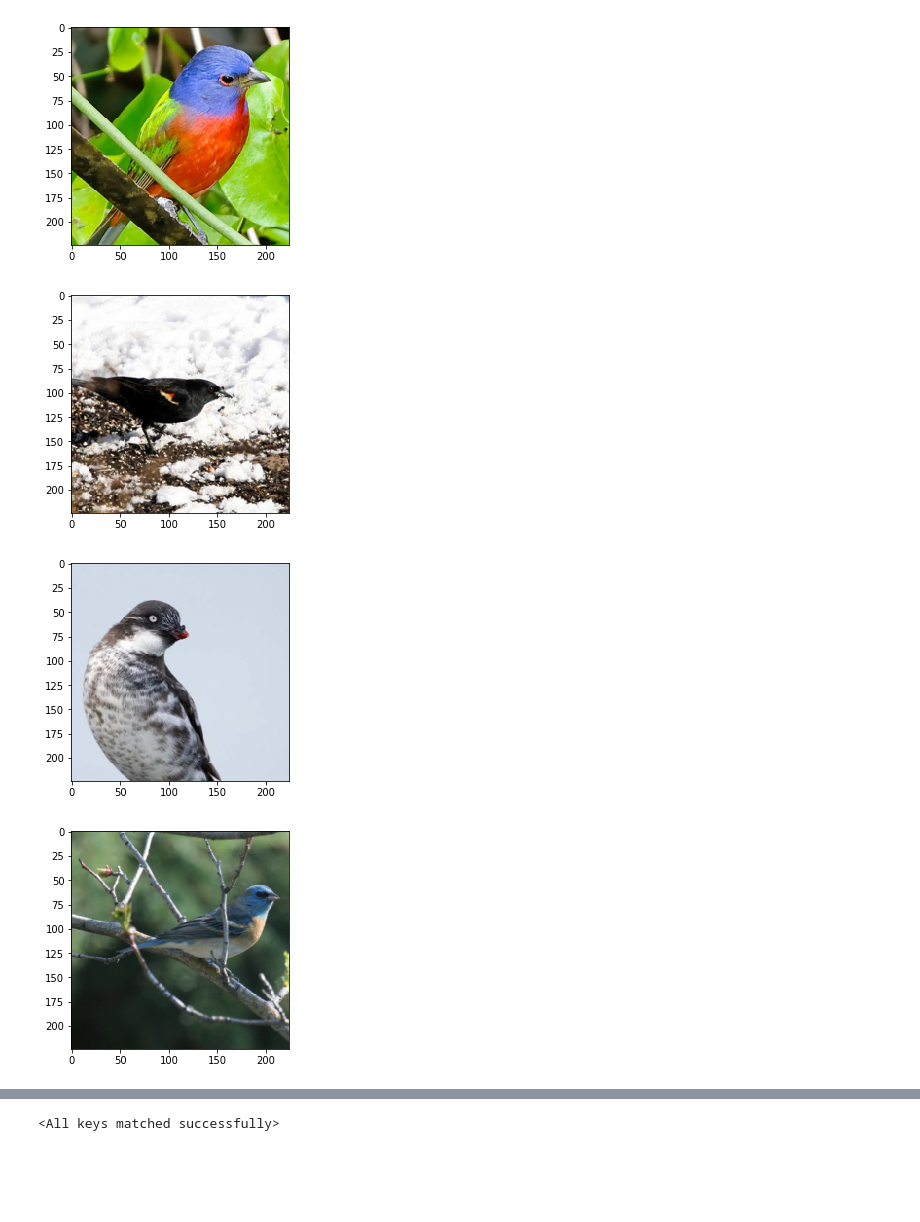
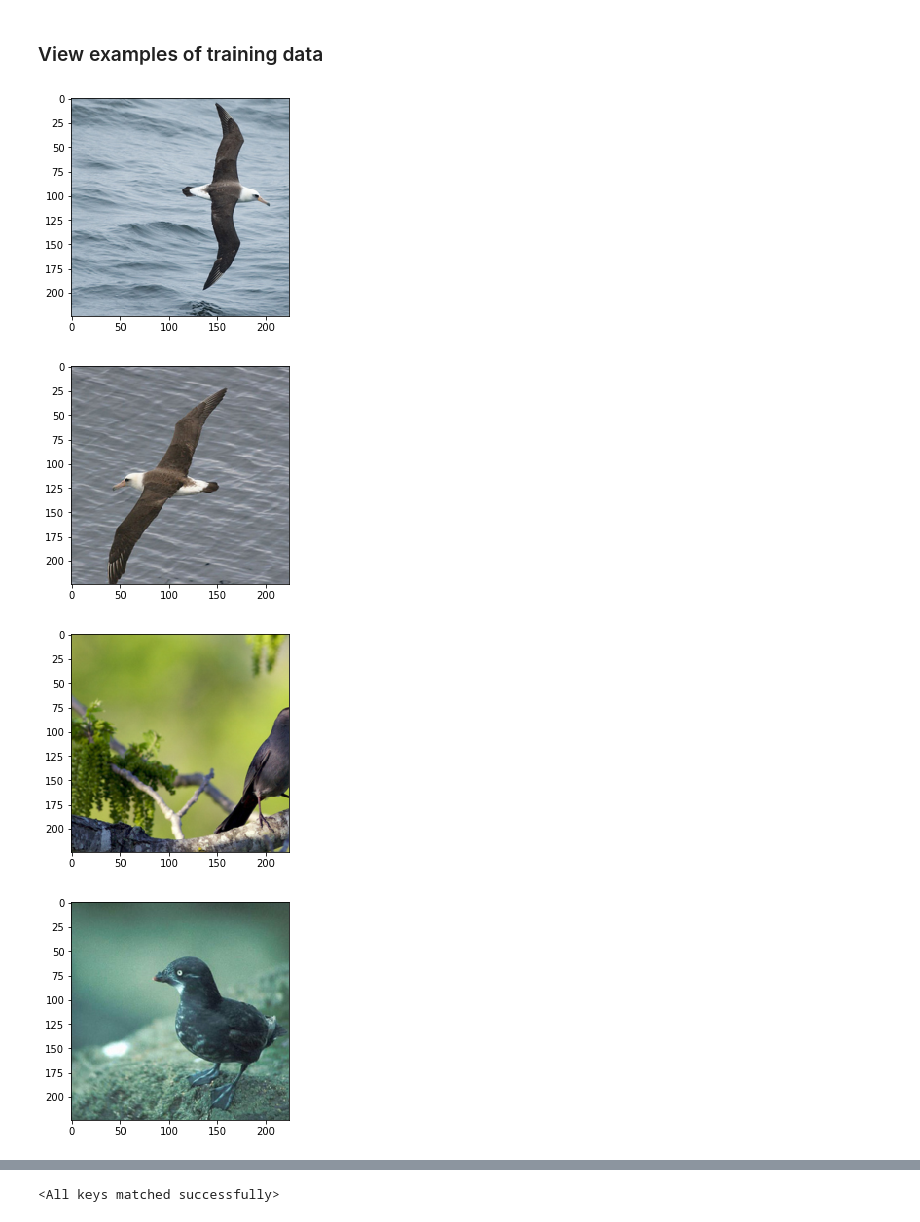
Before and after one commit to baldassarreFe/rpl-workshop, a Jupyter notebook: notebooks/Evaluate_results.ipynb, the cells around one changed output, grey strips where cells are left out. Cells and saved outputs as stored; diff of their text form; code cells hidden in the pictures; blank space fills up the shorter version.

```diff
--- a/notebooks/Evaluate_results.ipynb
+++ b/notebooks/Evaluate_results.ipynb
@@ -7,8 +7,10 @@ import matplotlib.pyplot as plt
 import torch
 
 from pathlib import Path
+# %% [markdown]
+### View examples of training data
 # %%
-data_path = "/datasets/st/CUB_20"
+data_path = "/local_storage/datasets/CUB_20"
 batch_size = 32
 
 dataset = CUBDataset(
@@ -31,14 +33,14 @@ model = BirdNet(20)
 # %%
 batch = next(iter(data_loader))
 img_batch = batch[0]
 for i, image in enumerate(img_batch):
     image = image.permute(1,2,0)
     plt.imshow(image)
     plt.show()
-    if i == 10:
+    if i > 4:
         break
 # %% [output]
-[figure, old version]
+[figure, new version]
-[figure, old version]
+[figure, new version]
-[figure, old version]
+[figure, new version]
-[figure, old version]
+[figure, new version]
```
Also changed, not shown: parts of 7 cells of this notebook.
